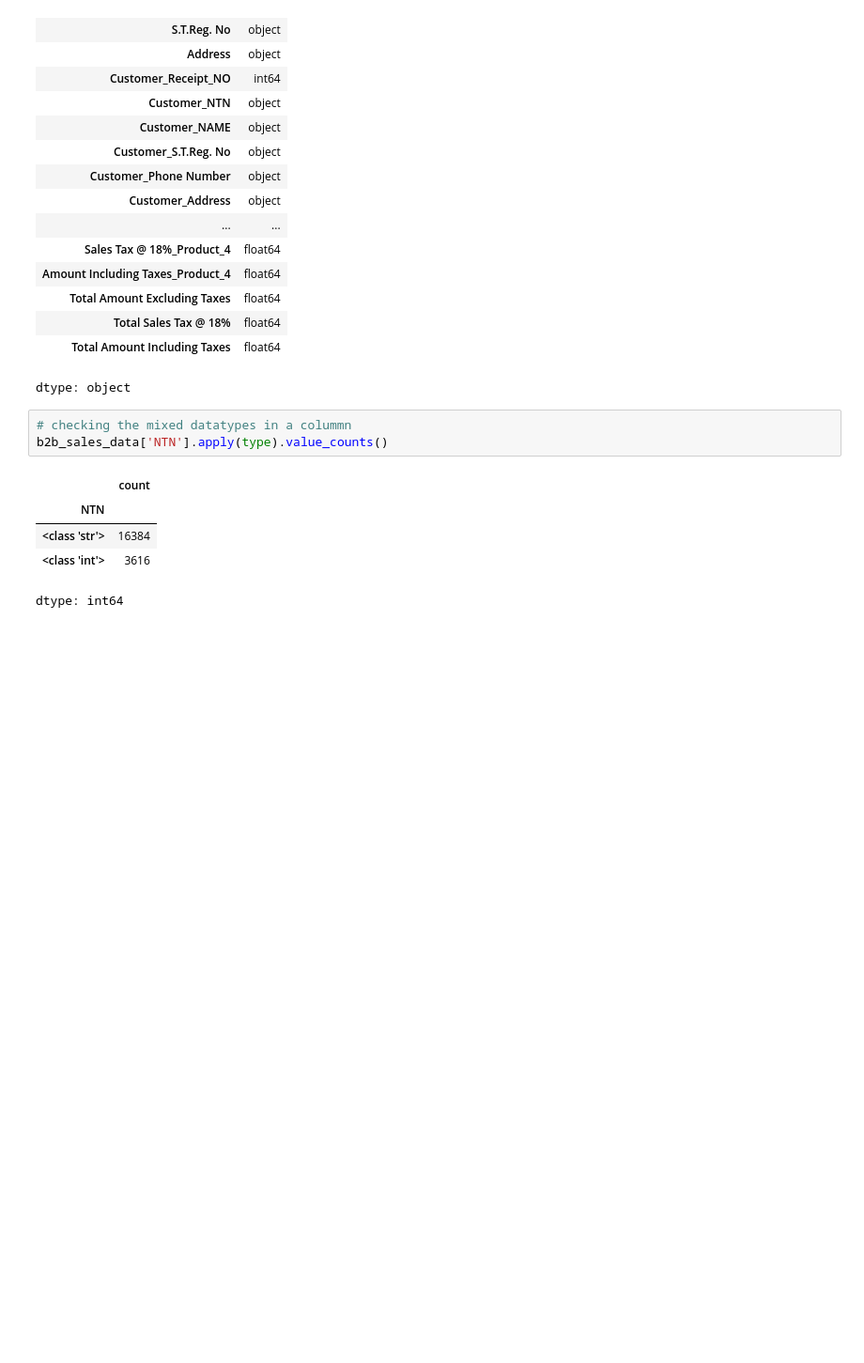
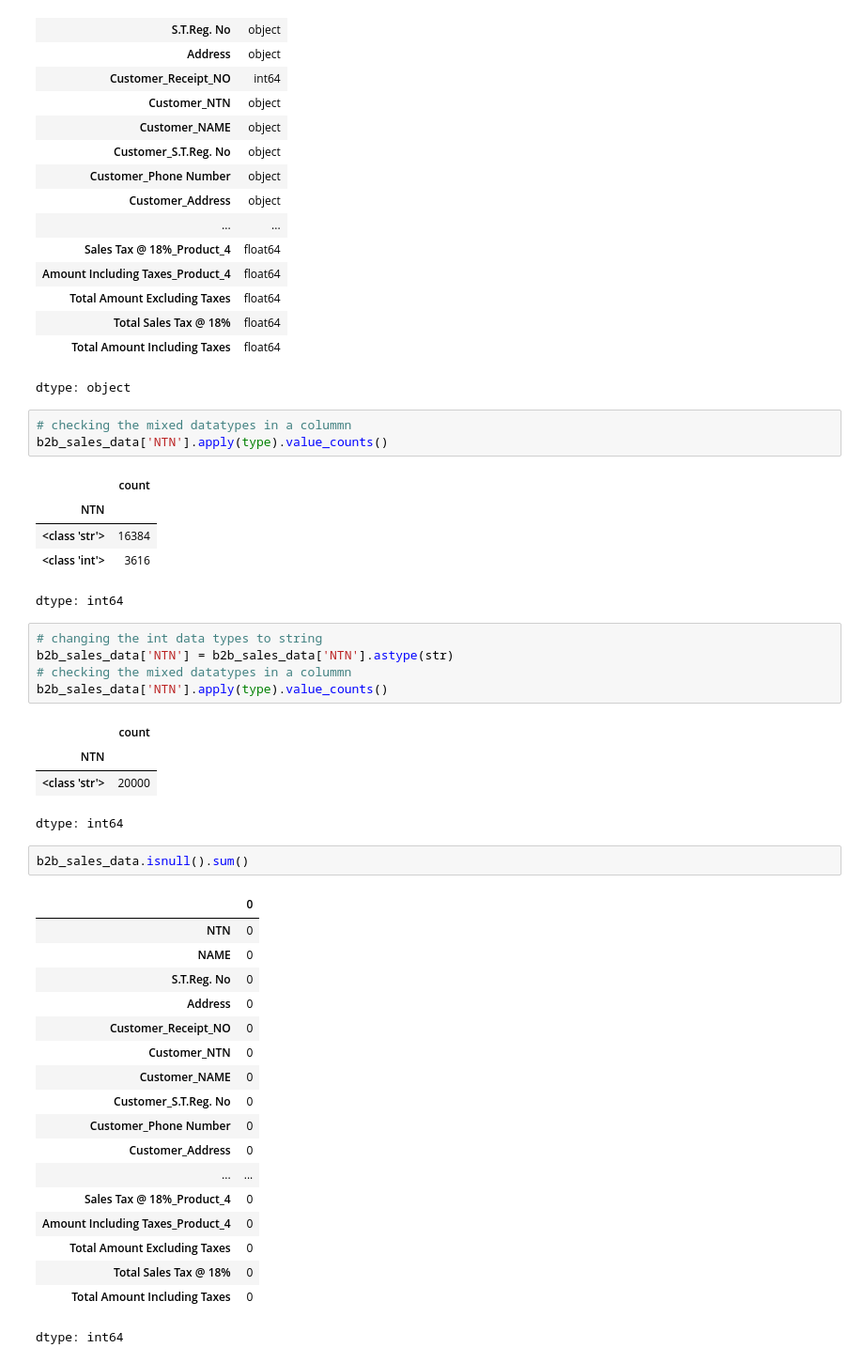
Before and after one commit to nancy-kataria/NexBuy, a Jupyter notebook: buyer_to_seller_matching.ipynb, the cells around one changed output. Shown at 94% size. Saved outputs shown, nothing was run; the diff lists cells and outputs as text; blank space fills up the shorter version.

Commit message:
Data Cleaning

```diff
--- a/buyer_to_seller_matching.ipynb
+++ b/buyer_to_seller_matching.ipynb
@@ -51,3 +51,34 @@ b2b_sales_data['NTN'].apply(type).value_counts()
 | <class 'str'> | 16384 |
 | <class 'int'> | 3616 |
 dtype: int64
+# %%
+# changing the int data types to string
+b2b_sales_data['NTN'] = b2b_sales_data['NTN'].astype(str)
+# checking the mixed datatypes in a colummn
+b2b_sales_data['NTN'].apply(type).value_counts()
+# %% [output]
+|  | count |
+| NTN |  |
+| <class 'str'> | 20000 |
+dtype: int64
+# %%
+b2b_sales_data.isnull().sum()
+# %% [output]
+|  | 0 |
+| NTN | 0 |
+| NAME | 0 |
+| S.T.Reg. No | 0 |
+| Address | 0 |
+| Customer_Receipt_NO | 0 |
+| Customer_NTN | 0 |
+| Customer_NAME | 0 |
+| Customer_S.T.Reg. No | 0 |
+| Customer_Phone Number | 0 |
+| Customer_Address | 0 |
+| ... | ... |
+| Sales Tax @ 18%_Product_4 | 0 |
+| Amount Including Taxes_Product_4 | 0 |
+| Total Amount Excluding Taxes | 0 |
+| Total Sales Tax @ 18% | 0 |
+| Total Amount Including Taxes | 0 |
+dtype: int64
```
Also changed, not shown: parts of 5 cells of this notebook.
